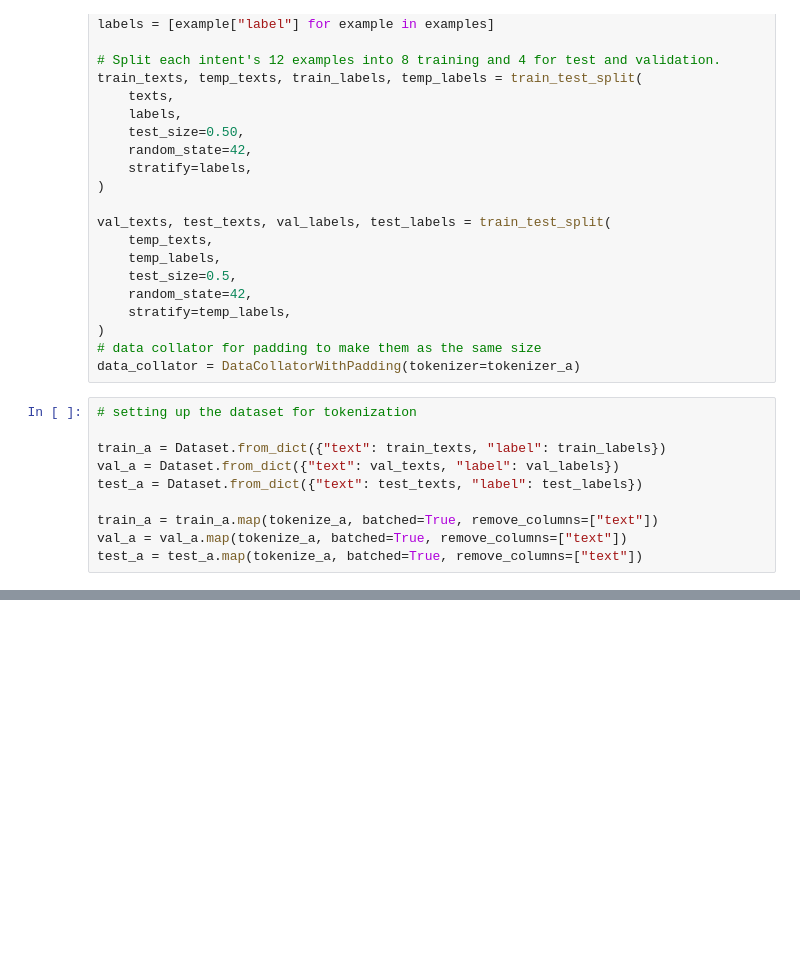
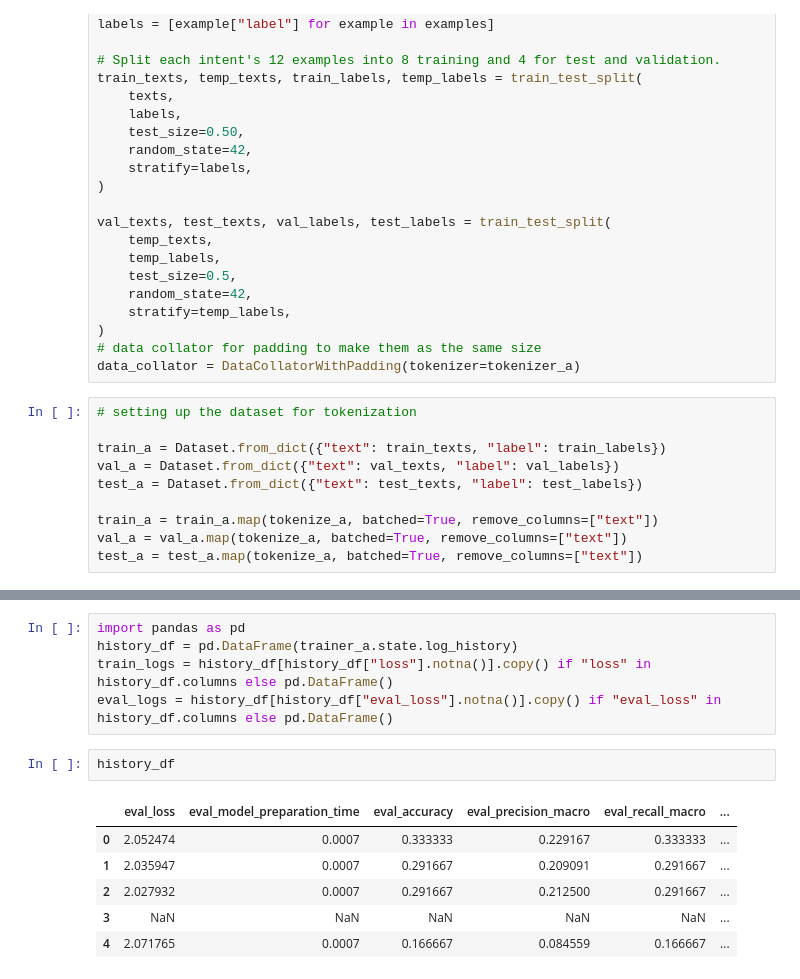
Before and after one commit to 0xEmad25/Multi_Model_Agent_Architecture, a Jupyter notebook: models/intent_classifier/main.ipynb, the cells around one changed output, grey strips where cells are left out. Saved outputs shown, nothing was run; the diff lists cells and outputs as text; blank space fills up the shorter version.

```diff
--- a/models/intent_classifier/main.ipynb
+++ b/models/intent_classifier/main.ipynb
@@ -264,0 +286,14 @@ tokenizer_a.save_pretrained("models/intent_classifier")
+# %%
+import pandas as pd
+history_df = pd.DataFrame(trainer_a.state.log_history)
+train_logs = history_df[history_df["loss"].notna()].copy() if "loss" in history_df.columns else pd.DataFrame()
+eval_logs = history_df[history_df["eval_loss"].notna()].copy() if "eval_loss" in history_df.columns else pd.DataFrame()
+# %%
+history_df
+# %% [output]
+|  | eval_loss | eval_model_preparation_time | eval_accuracy | eval_precision_macro | eval_recall_macro | ... |
+| 0 | 2.052474 | 0.0007 | 0.333333 | 0.229167 | 0.333333 | ... |
+| 1 | 2.035947 | 0.0007 | 0.291667 | 0.209091 | 0.291667 | ... |
+| 2 | 2.027932 | 0.0007 | 0.291667 | 0.212500 | 0.291667 | ... |
+| 3 | NaN | NaN | NaN | NaN | NaN | ... |
+| 4 | 2.071765 | 0.0007 | 0.166667 | 0.084559 | 0.166667 | ... |
```
Also changed, not shown: parts of 5 cells of this notebook, 3 other files.
